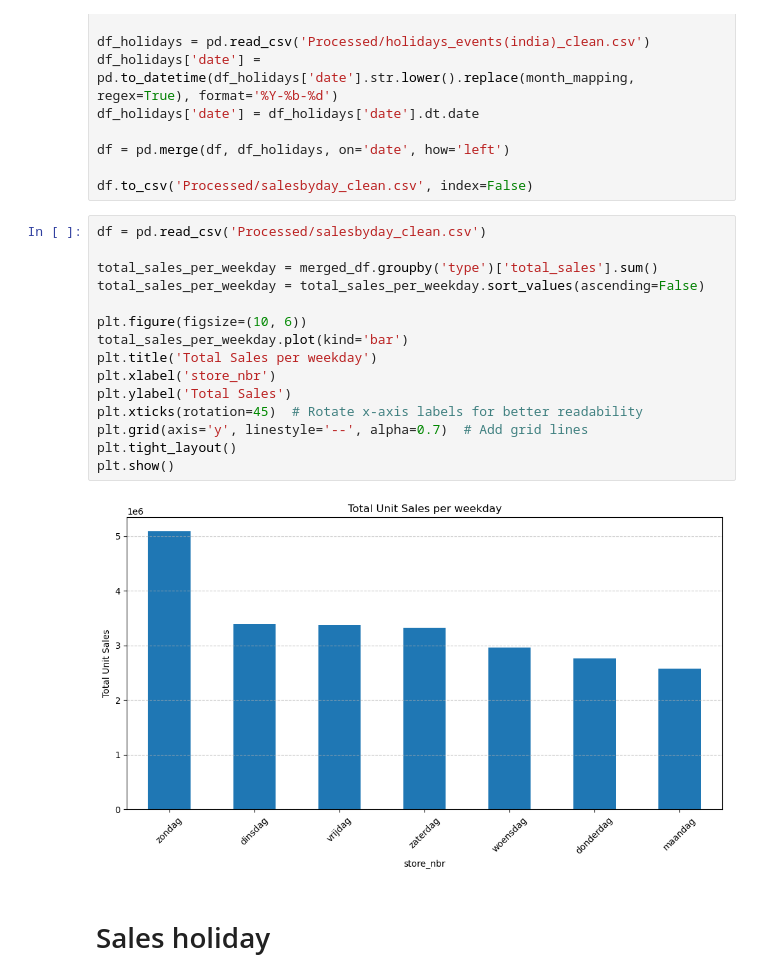
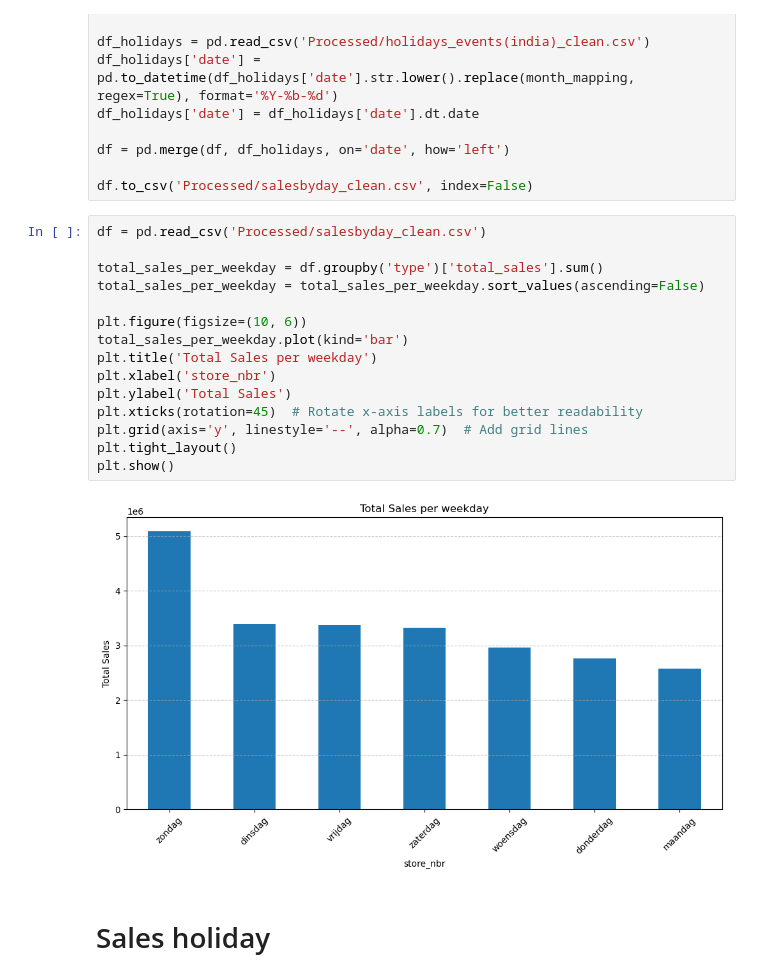
Before and after one commit to stijndirickx/Case-2, a Jupyter notebook: SalesByDay.ipynb, the cells around one changed output. Cells and saved outputs as stored; diff of their text form.

```diff
--- a/SalesByDay.ipynb
+++ b/SalesByDay.ipynb
@@ -51,20 +51,20 @@ df.to_csv('Processed/salesbyday_clean.csv', index=False)
 # %%
 df = pd.read_csv('Processed/salesbyday_clean.csv')
 
-total_sales_per_weekday = merged_df.groupby('type')['total_sales'].sum()
+total_sales_per_weekday = df.groupby('type')['total_sales'].sum()
 total_sales_per_weekday = total_sales_per_weekday.sort_values(ascending=False)
 
 plt.figure(figsize=(10, 6))
 total_sales_per_weekday.plot(kind='bar')
 plt.title('Total Sales per weekday')
 plt.xlabel('store_nbr')
 plt.ylabel('Total Sales')
 plt.xticks(rotation=45)  # Rotate x-axis labels for better readability
 plt.grid(axis='y', linestyle='--', alpha=0.7)  # Add grid lines
 plt.tight_layout()
 plt.show()
 # %% [output]
-[figure, old version]
+[figure, new version]
 # %% [markdown]
 # Sales holiday
 # %%
```
Also changed, not shown: parts of 2 cells of this notebook, 8 other files.
